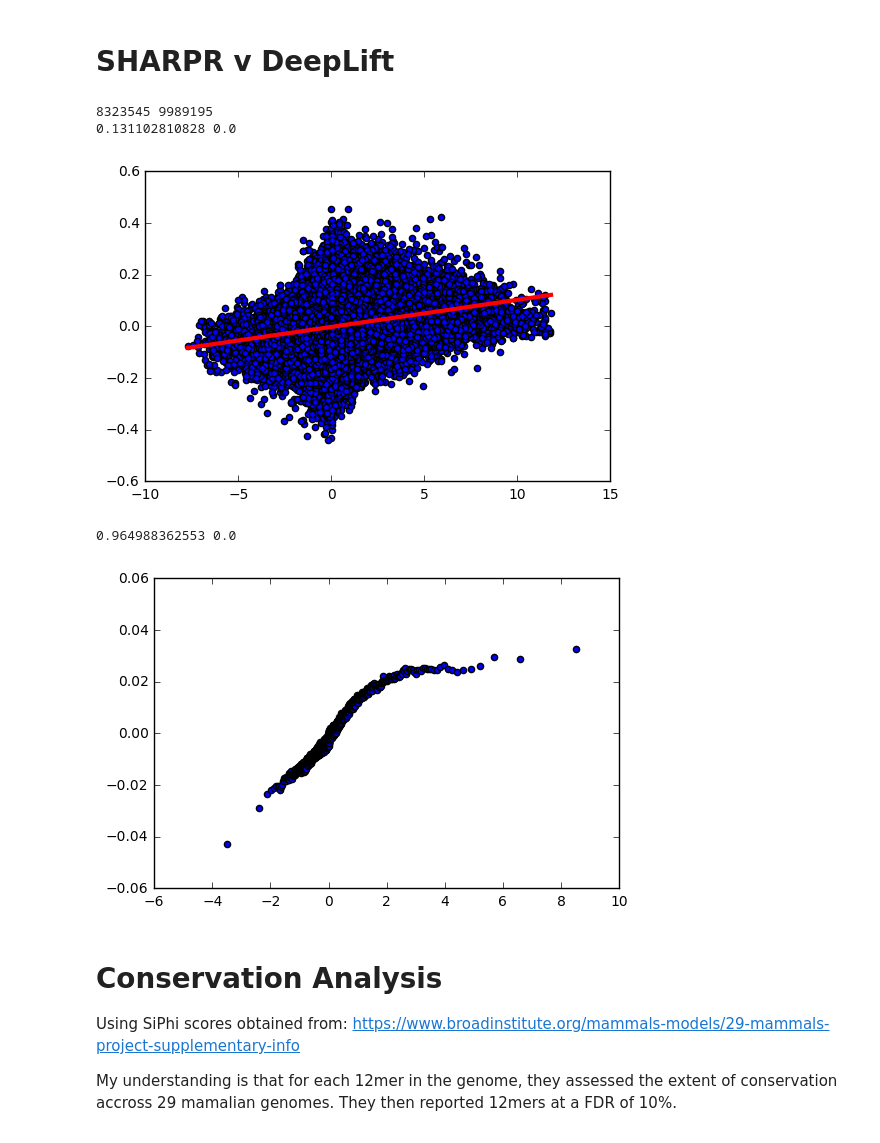
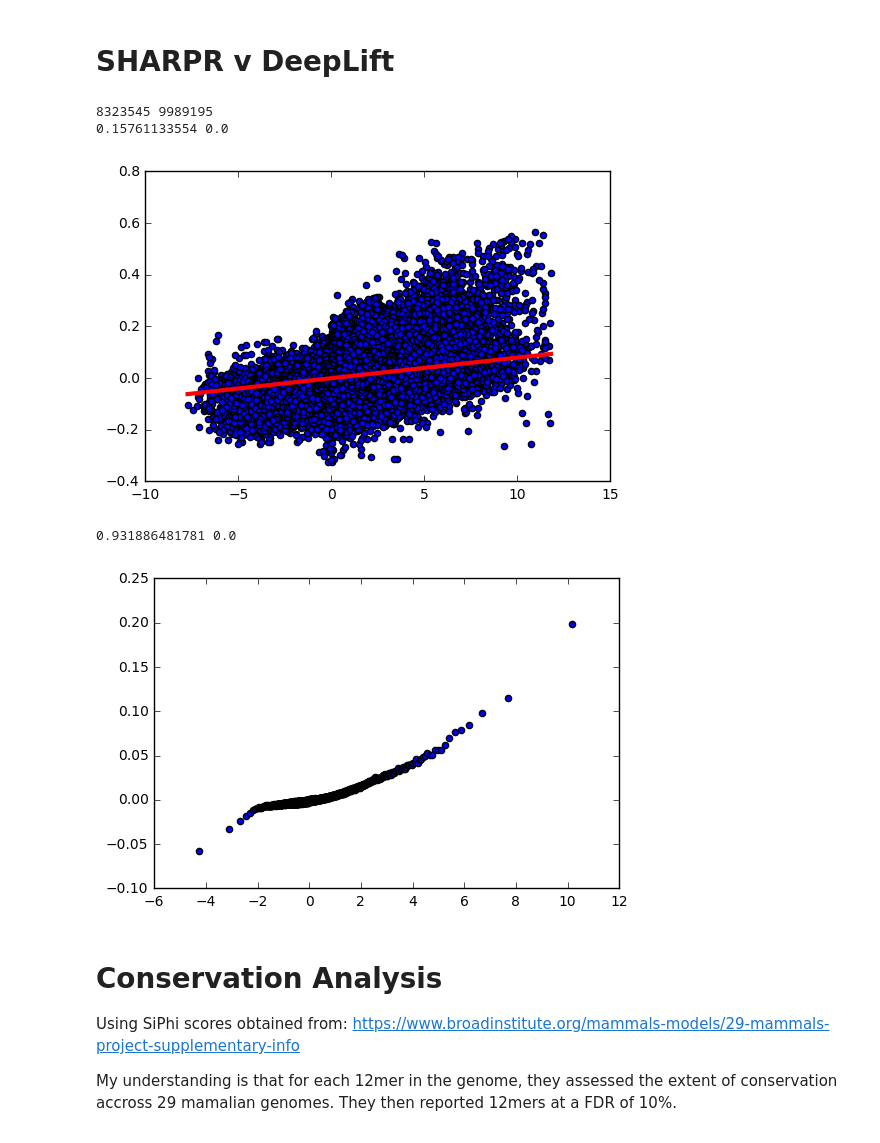
Before and after one commit to irvhsu/cs273b-project, a Jupyter notebook: notebooks/interpretation_ism.ipynb, the cells around one changed output. Drawn from its saved outputs; the diff is of its cells as text; code cells hidden in the pictures.

Commit message:
Switched interpretation to weighted model

```diff
--- a/notebooks/interpretation_ism.ipynb
+++ b/notebooks/interpretation_ism.ipynb
@@ -63,7 +63,7 @@ for promoter in data.promoters + ['combinedP']:
 # Make Predictions from trained model
 # %%
 ism = {}
-with open('ism_scores_signed.csv') as _ism:
+with open('ism_weighted.csv') as _ism:
     for line in _ism:
         if len(line.strip().split(',')) != 5: continue
         prom, cell, chrom, pos, score = line.strip().split(',')
@@ -101,34 +101,34 @@ print count
 # %%
 from sklearn.metrics import r2_score
 from scipy.stats import spearmanr
 s, d = [], []
 pairs = []
 missing = 0
 for experiment, scores in ism.items():
     for chrom, positions in scores.items():
         for pos, score in positions.items():
             #if len(score) < 5: continue
-            score = sum(score[1:5]) / float(len(score[1:5]))
+            score = sum(score) / float(len(score))
             try:
                 s += [sharpr[experiment]['chr'+chrom][int(pos)]]
                 d += [score]
                 pairs += [(s[-1], d[-1])]
             except KeyError:
                 missing += 1
 
 print missing, len(pairs)
 rho, pval = spearmanr(s, d)
 print rho, pval
 plt.scatter(s, d)
 plt.plot(np.unique(s), np.poly1d(np.polyfit(s, d, 1))(np.unique(s)), c='r', linewidth=3)
 plt.show()
-quantile_plot(pairs, 2000)
+quantile_plot(pairs, 5000)
 # %% [output]
 8323545 9989195
-0.131102810828 0.0
+0.15761133554 0.0
-[figure, old version]
+[figure, new version]
-0.964988362553 0.0
+0.931886481781 0.0
-[figure, old version]
+[figure, new version]
 # %% [markdown]
 # Conservation Analysis
 
```
Also changed, not shown: parts of 3 cells of this notebook, 1 other file.
